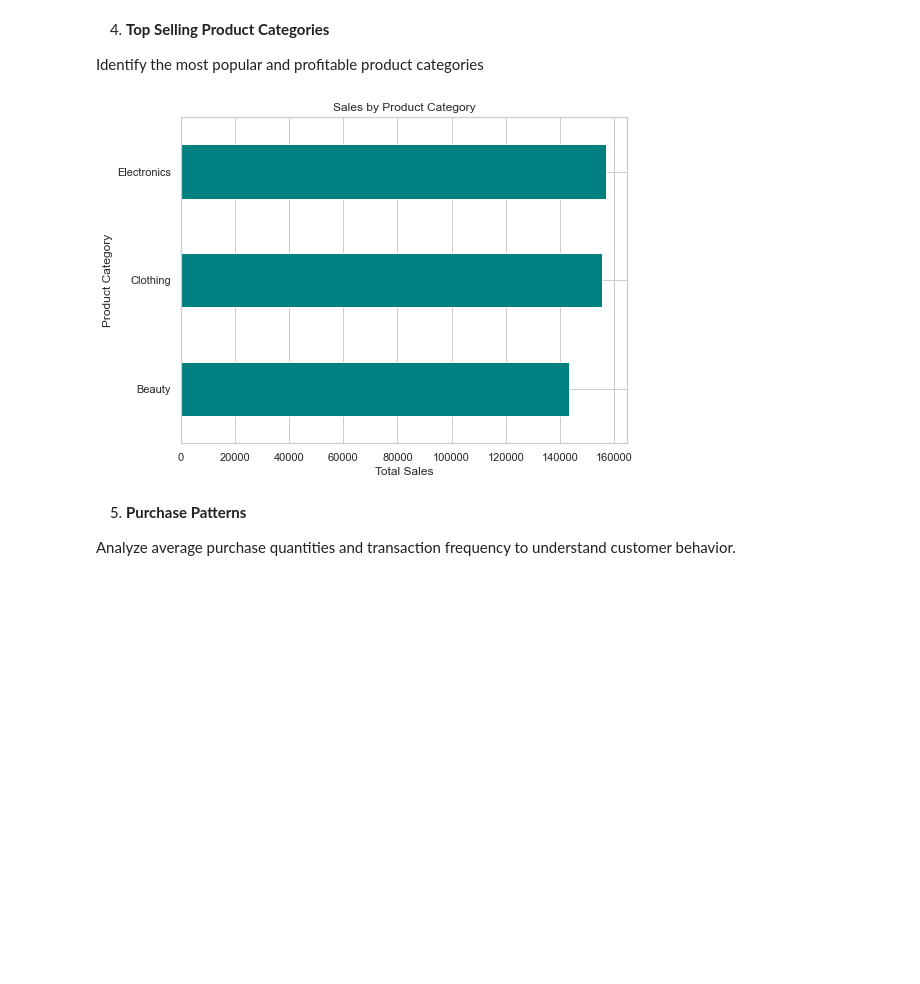
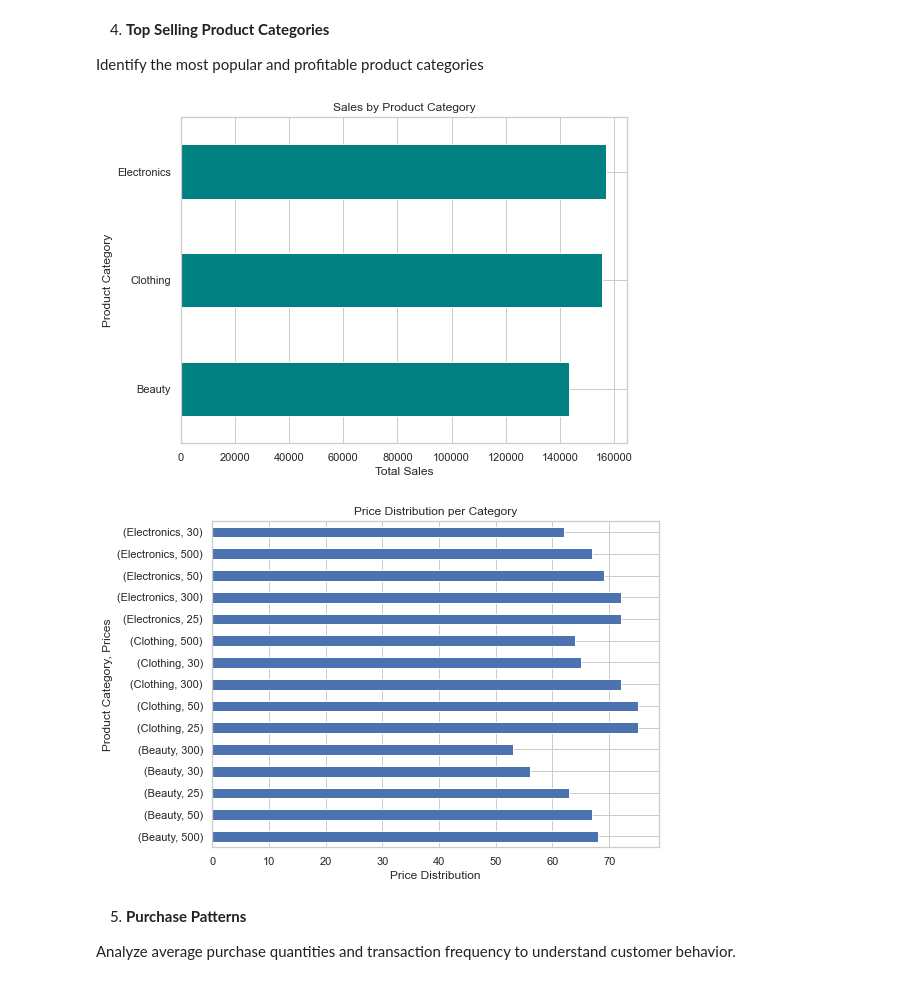
Before and after one commit to mandele1999/retail_sales_analytics, a Jupyter notebook: 03_data_analysis.ipynb, the cells around one changed output. Cells and saved outputs as stored; diff of their text form; code cells hidden in the pictures; blank space fills up the shorter version.

```diff
--- a/03_data_analysis.ipynb
+++ b/03_data_analysis.ipynb
@@ -144,12 +192,22 @@ Identify the most popular and profitable product categories
 # %%
 # Top-selling categories by total sales
 category_sales = df.groupby('Product Category')['Total Amount'].sum().sort_values()
 category_sales.plot(kind='barh', color='teal', figsize=(8, 6), title="Sales by Product Category")
 plt.xlabel("Total Sales")
 plt.ylabel("Product Category")
+#plt.xticks(rotation=45)
 plt.show()
+
+# Price distribution per category
+price_dist = df.groupby('Product Category')['Price per Unit'].value_counts()
+price_dist.plot(kind='barh', figsize=(8, 6), title="Price Distribution per Category")
+plt.xlabel("Price Distribution")
+plt.ylabel("Product Category, Prices")
+#plt.xticks(rotation=45)
+plt.show()
 # %% [output]
 [figure]
+[figure, added]
 # %% [markdown]
 5. **Purchase Patterns**
 
```
Also changed, not shown: parts of 6 cells of this notebook.
